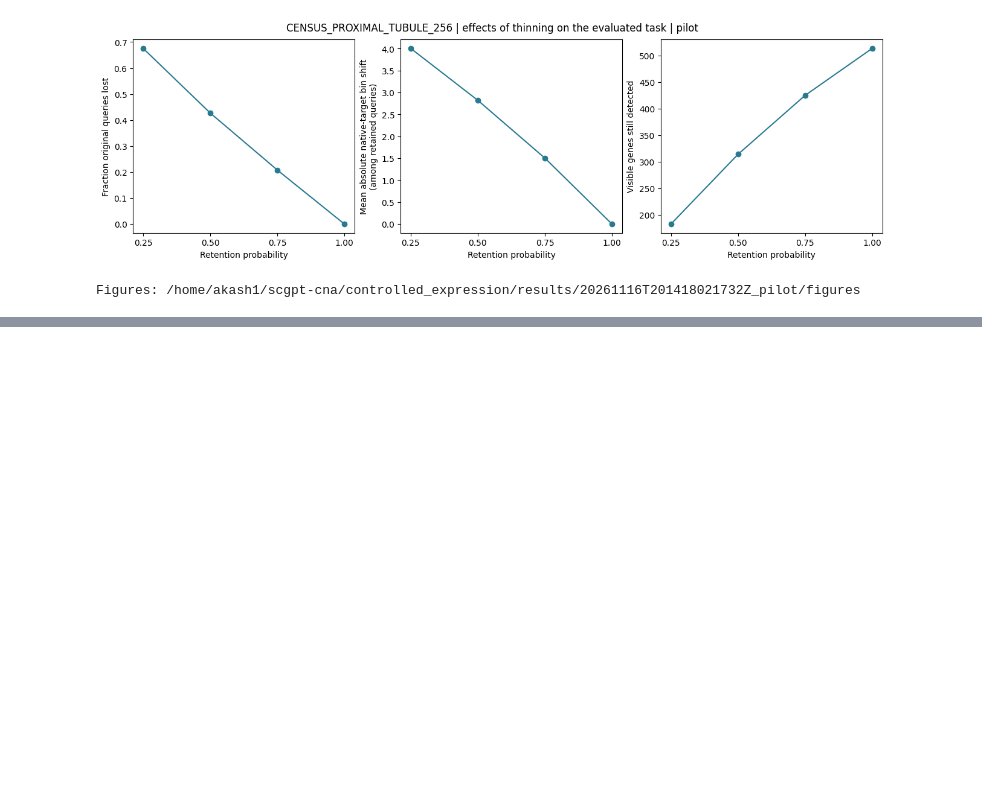
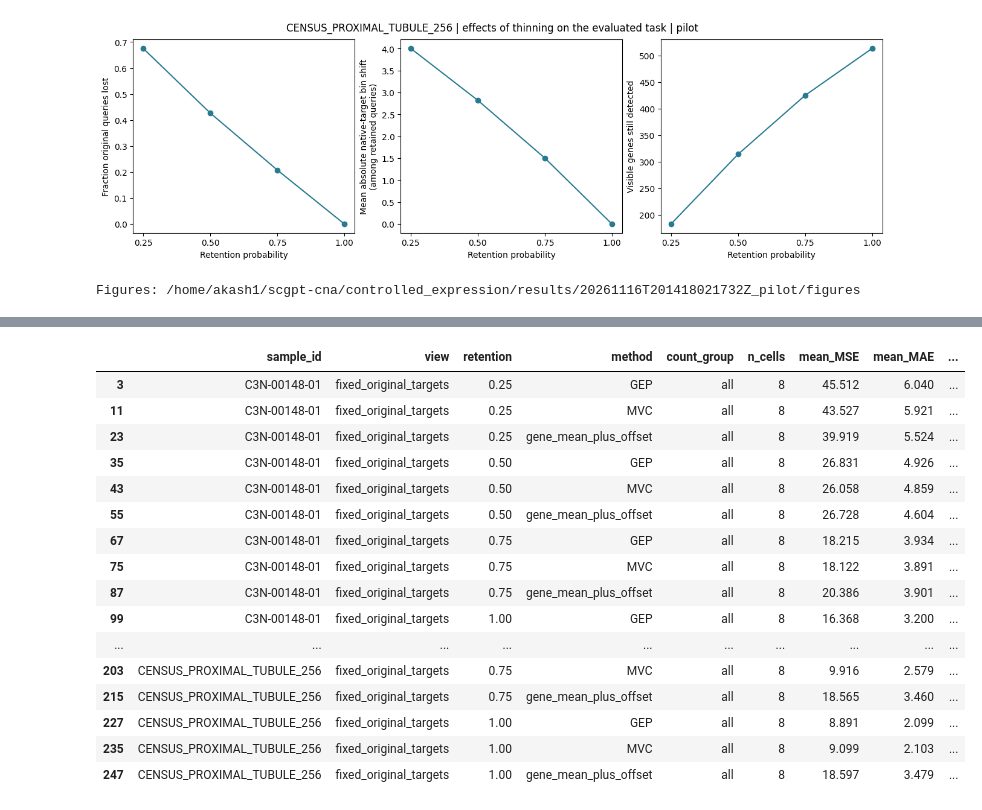
Before and after one commit to AkashPrasad2/scgpt-cna, a Jupyter notebook: notebooks/08-baseline.ipynb, the cells around one changed output, grey strips where cells are left out. Saved outputs shown, nothing was run; the diff lists cells and outputs as text; code cells hidden in the pictures; blank space fills up the shorter version.

```diff
--- a/notebooks/08-baseline.ipynb
+++ b/notebooks/08-baseline.ipynb
@@ -2148,0 +2544,75 @@ Figures: /home/akash1/scgpt-cna/controlled_expression/results/20261116T201418021
+# %%
+# F — Score fixed original targets. Repeats/masks are averaged within each biological cell.
+assert (FOLLOWUP_DIR/"inference_complete.json").is_file(), "Finish cell E before scoring."
+fixed_rows=[]
+for sid in units.sample_id:
+    for repeat in REPEATS:
+        for seed in SEEDS:
+            anchor_keys=None
+            for p in PS:
+                q=pd.read_csv(FOLLOWUP_DIR/sid/f"fixed_r{repeat}_p{p:g}_mask{seed}.csv.gz")
+                keys=q.set_index(["cell_id","gene_token"])[["original_umi","target_bin"]].sort_index()
+                if anchor_keys is None: anchor_keys=keys
+                else: pd.testing.assert_frame_equal(keys,anchor_keys)
+                for cell_id,part in q.groupby("cell_id",sort=False):
+                    groups=count_group(part.original_umi.to_numpy())
+                    for group in GROUPS:
+                        s=part if group=="all" else part.loc[groups==group]
+                        if s.empty:continue
+                        y=s.target_bin.to_numpy(float)
+                        predictions={m:s[[m]].to_numpy(float) for m in [*MAIN_METHODS,"gene_mean","visible_mean","reference_constant"]}
+                        for head in ["GEP","MVC"]:
+                            predictions[f"{head}_shuffled"]=s[[f"{head}_shuffled_d{draw}" for draw in range(SHUFFLE_DRAWS)]].to_numpy(float)
+                        for method,values in predictions.items():
+                            error=values-y[:,None]
+                            fixed_rows.append(dict(sample_id=sid,cell_id=cell_id,mask_seed=seed,repeat_seed=repeat,
+                                retention=p,view="fixed_original_targets",count_group=group,method=method,n_queries=len(y),
+                                MSE=np.square(error).mean(),MAE=np.abs(error).mean(),target_variance=y.var(ddof=0)))
+fixed_tasks=pd.DataFrame(fixed_rows)
+fixed_tasks,fixed_task_coverage=paired_complete(fixed_tasks)
+assert fixed_task_coverage.n_candidate_tasks.eq(fixed_task_coverage.n_complete_tasks).all()
+fixed_cells,fixed_summary=balance(fixed_tasks)
+# Fixed labels, fixed query population, and frozen gene means imply these invariants.
+for _,part in fixed_cells.groupby(["sample_id","cell_id","method","count_group"]):
+    assert np.ptp(part.target_variance.to_numpy()) < 1e-10
+    if part.method.iloc[0] in {"gene_mean","reference_constant"}:
+        assert np.ptp(part.MSE.to_numpy()) < 1e-10
+# Compare correct associations with shuffled associations, paired within cell.
+k=["sample_id","view","retention","cell_id","count_group"]
+context_rows=[]
+for head in ["GEP","MVC"]:
+    a=fixed_cells.loc[fixed_cells.method.eq(head),k+["MSE"]].rename(columns={"MSE":"correct_MSE"})
+    b=fixed_cells.loc[fixed_cells.method.eq(f"{head}_shuffled"),k+["MSE"]].rename(columns={"MSE":"shuffled_MSE"})
+    a=a.merge(b,on=k,validate="one_to_one")
+    a["head"]=head;a["context_gain"]=a.shuffled_MSE-a.correct_MSE
+    context_rows.append(a)
+fixed_context_cells=pd.concat(context_rows,ignore_index=True)
+fixed_context=fixed_context_cells.groupby(["sample_id","retention","count_group","head"],as_index=False).agg(
+    n_cells=("cell_id","nunique"),mean_context_gain=("context_gain","mean"),median_context_gain=("context_gain","median"),
+    percent_cells_correct_wins=("context_gain",lambda x:100*x.gt(0).mean()),
+    correct_MSE=("correct_MSE","mean"),shuffled_MSE=("shuffled_MSE","mean"))
+# Errors above the ORIGINAL gene-mean baseline need not be positive.
+# Same original query/target population: p=1 vs p<1 MSE differences are now directly comparable.
+keys=["sample_id","view","method","count_group","cell_id"]
+at1=fixed_cells.loc[fixed_cells.retention.eq(1),keys+["MSE"]].rename(columns={"MSE":"MSE_at_1"})
+fixed_damage=fixed_cells.merge(at1,on=keys,validate="many_to_one")
+fixed_damage["MSE_increase_from_full"]=fixed_damage.MSE-fixed_damage.MSE_at_1
+fixed_damage_summary=fixed_damage.groupby(["sample_id","method","count_group","retention"],as_index=False).agg(
+    n_cells=("cell_id","nunique"),mean_MSE_increase=("MSE_increase_from_full","mean"),
+    median_cell_MSE_increase=("MSE_increase_from_full","median"))
+for name,frame in [("fixed_task_scores",fixed_tasks),("fixed_cell_scores",fixed_cells),("fixed_summary",fixed_summary),
+                   ("fixed_task_coverage",fixed_task_coverage),("fixed_context_cell_gains",fixed_context_cells),
+                   ("fixed_context_summary",fixed_context),("fixed_damage_summary",fixed_damage_summary)]:
+    frame.to_csv(FOLLOWUP_DIR/f"{name}.csv",index=False)
+fixed_input_cells=pd.read_csv(FOLLOWUP_DIR/"fixed_inputs.csv").groupby(["sample_id","cell_id","retention"],as_index=False).agg(
+    mean_visible=("n_visible","mean"),fraction_queries_undetected=("fraction_queries_undetected","mean"))
+fixed_input_summary=fixed_input_cells.groupby(["sample_id","retention"],as_index=False).agg(
+    n_cells=("cell_id","nunique"),mean_visible=("mean_visible","mean"),
+    fraction_original_queries_now_undetected=("fraction_queries_undetected","mean"))
+fixed_input_summary.to_csv(FOLLOWUP_DIR/"fixed_input_summary.csv",index=False)
+print("All original queries scored at every retention; target identity/variance verified unchanged.")
+display(fixed_input_summary.round(3))
+display(fixed_summary.query("count_group == 'all' and method in @MAIN_METHODS").round(3))
+print("Positive context gain means correct visible gene/value associations helped recover original targets:")
+display(fixed_context.query("count_group == 'all'").round(3))
+# %% [output]
@@ -2148,0 +2629,17 @@ Figures: /home/akash1/scgpt-cna/controlled_expression/results/20261116T201418021
+|  | sample_id | view | retention | method | count_group | n_cells | mean_MSE | mean_MAE | ... |
+| 3 | C3N-00148-01 | fixed_original_targets | 0.25 | GEP | all | 8 | 45.512 | 6.040 | ... |
+| 11 | C3N-00148-01 | fixed_original_targets | 0.25 | MVC | all | 8 | 43.527 | 5.921 | ... |
+| 23 | C3N-00148-01 | fixed_original_targets | 0.25 | gene_mean_plus_offset | all | 8 | 39.919 | 5.524 | ... |
+| 35 | C3N-00148-01 | fixed_original_targets | 0.50 | GEP | all | 8 | 26.831 | 4.926 | ... |
+| 43 | C3N-00148-01 | fixed_original_targets | 0.50 | MVC | all | 8 | 26.058 | 4.859 | ... |
+| 55 | C3N-00148-01 | fixed_original_targets | 0.50 | gene_mean_plus_offset | all | 8 | 26.728 | 4.604 | ... |
+| 67 | C3N-00148-01 | fixed_original_targets | 0.75 | GEP | all | 8 | 18.215 | 3.934 | ... |
+| 75 | C3N-00148-01 | fixed_original_targets | 0.75 | MVC | all | 8 | 18.122 | 3.891 | ... |
+| 87 | C3N-00148-01 | fixed_original_targets | 0.75 | gene_mean_plus_offset | all | 8 | 20.386 | 3.901 | ... |
+| 99 | C3N-00148-01 | fixed_original_targets | 1.00 | GEP | all | 8 | 16.368 | 3.200 | ... |
+| ... | ... | ... | ... | ... | ... | ... | ... | ... | ... |
+| 203 | CENSUS_PROXIMAL_TUBULE_256 | fixed_original_targets | 0.75 | MVC | all | 8 | 9.916 | 2.579 | ... |
+| 215 | CENSUS_PROXIMAL_TUBULE_256 | fixed_original_targets | 0.75 | gene_mean_plus_offset | all | 8 | 18.565 | 3.460 | ... |
+| 227 | CENSUS_PROXIMAL_TUBULE_256 | fixed_original_targets | 1.00 | GEP | all | 8 | 8.891 | 2.099 | ... |
+| 235 | CENSUS_PROXIMAL_TUBULE_256 | fixed_original_targets | 1.00 | MVC | all | 8 | 9.099 | 2.103 | ... |
+| 247 | CENSUS_PROXIMAL_TUBULE_256 | fixed_original_targets | 1.00 | gene_mean_plus_offset | all | 8 | 18.597 | 3.479 | ... |
```
Also changed, not shown: parts of 11 cells of this notebook.
